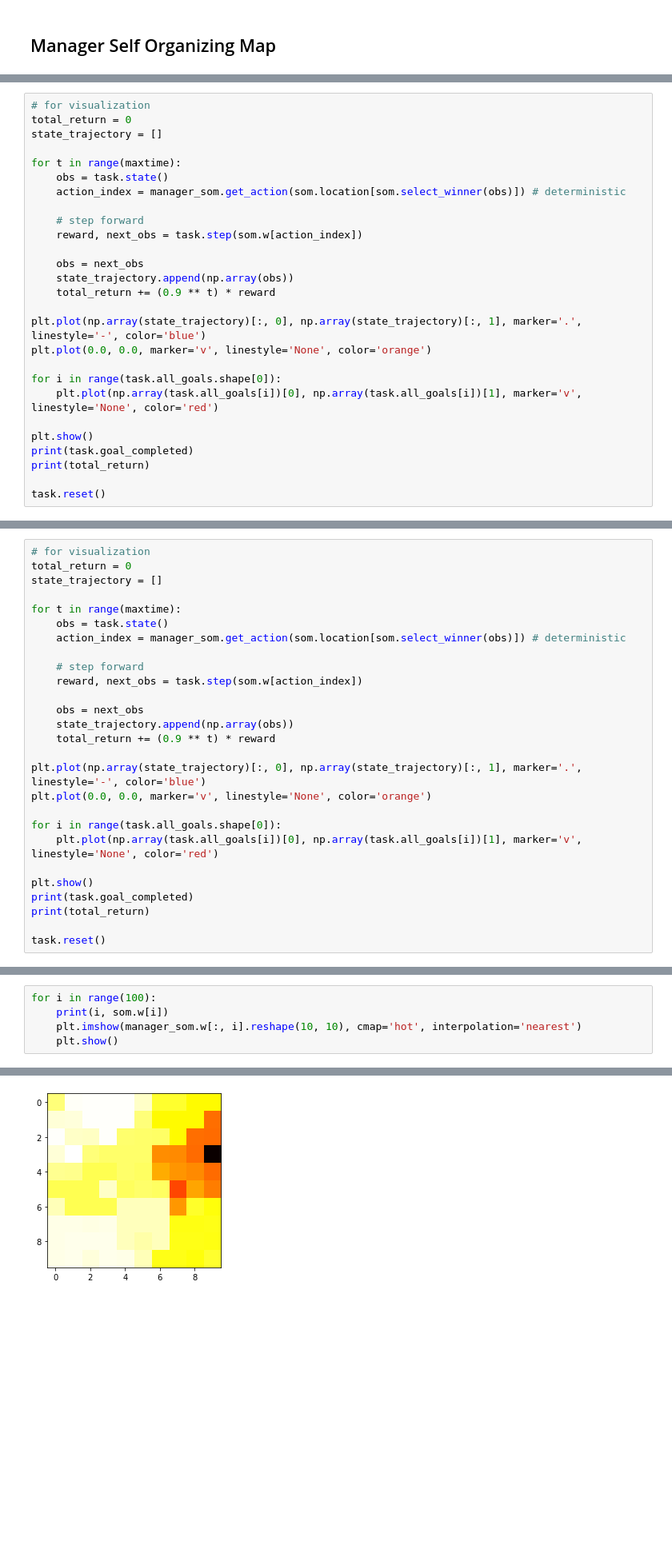
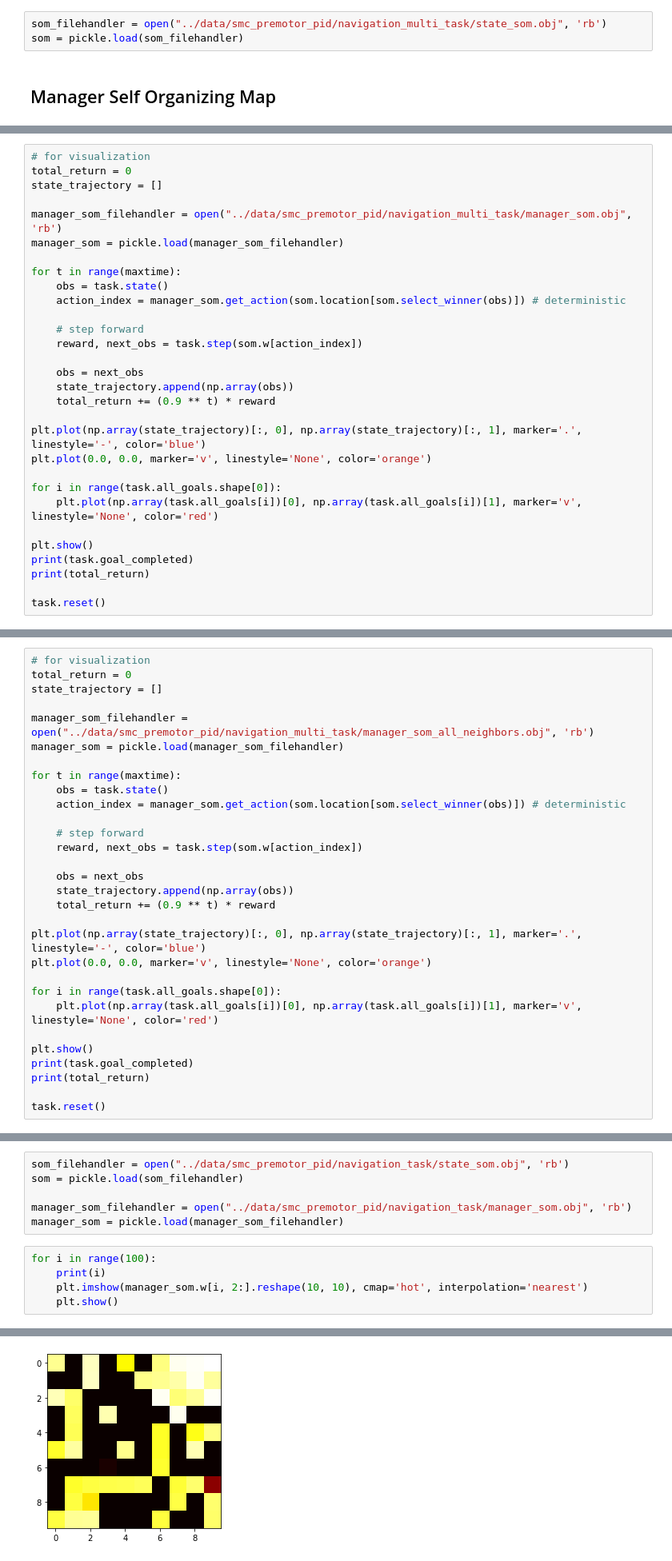
Before and after one commit to johnlime/hierarchical_som, a Jupyter notebook: demo/NavigationTaskMultiTarget w ManagerSOM.ipynb, the cells around one changed output, grey strips where cells are left out. Shown at 80% size. Cells and saved outputs as stored; diff of their text form; blank space fills up the shorter version.

Commit message:
fixed visualization + added the no-neighboring-for-q version

```diff
--- a/demo/NavigationTaskMultiTarget w ManagerSOM.ipynb
+++ b/demo/NavigationTaskMultiTarget w ManagerSOM.ipynb
@@ -56,3 +74,6 @@ tensor([[ 0.3778, -0.3996],
+# %%
+som_filehandler = open("../data/smc_premotor_pid/navigation_multi_task/state_som.obj", 'rb')
+som = pickle.load(som_filehandler)
 # %% [markdown]
 ## Manager Self Organizing Map
 # %%
@@ -132,6 +156,9 @@ for epoch in range(manager_maxitr):
 # for visualization
 total_return = 0
 state_trajectory = []
+
+manager_som_filehandler = open("../data/smc_premotor_pid/navigation_multi_task/manager_som.obj", 'rb')
+manager_som = pickle.load(manager_som_filehandler)
 
 for t in range(maxtime):
     obs = task.state()
@@ -236,6 +266,9 @@ for epoch in range(manager_maxitr):
 # for visualization
 total_return = 0
 state_trajectory = []
+
+manager_som_filehandler = open("../data/smc_premotor_pid/navigation_multi_task/manager_som_all_neighbors.obj", 'rb')
+manager_som = pickle.load(manager_som_filehandler)
 
 for t in range(maxtime):
     obs = task.state()
@@ -281,6 +326,12 @@ def visualize_som(som, columns, labels = ["", ""], dim = 10):
+# %%
+som_filehandler = open("../data/smc_premotor_pid/navigation_task/state_som.obj", 'rb')
+som = pickle.load(som_filehandler)
+
+manager_som_filehandler = open("../data/smc_premotor_pid/navigation_task/manager_som.obj", 'rb')
+manager_som = pickle.load(manager_som_filehandler)
 # %%
 for i in range(100):
-    print(i, som.w[i])
-    plt.imshow(manager_som.w[:, i].reshape(10, 10), cmap='hot', interpolation='nearest')
+    print(i)
+    plt.imshow(manager_som.w[i, 2:].reshape(10, 10), cmap='hot', interpolation='nearest')
     plt.show()
 # %% [output]
@@ -296 +347 @@ for i in range(100):
-[figure, old version]
+[figure, new version]
```
Also changed, not shown: parts of 11 cells of this notebook, 6 other files.
